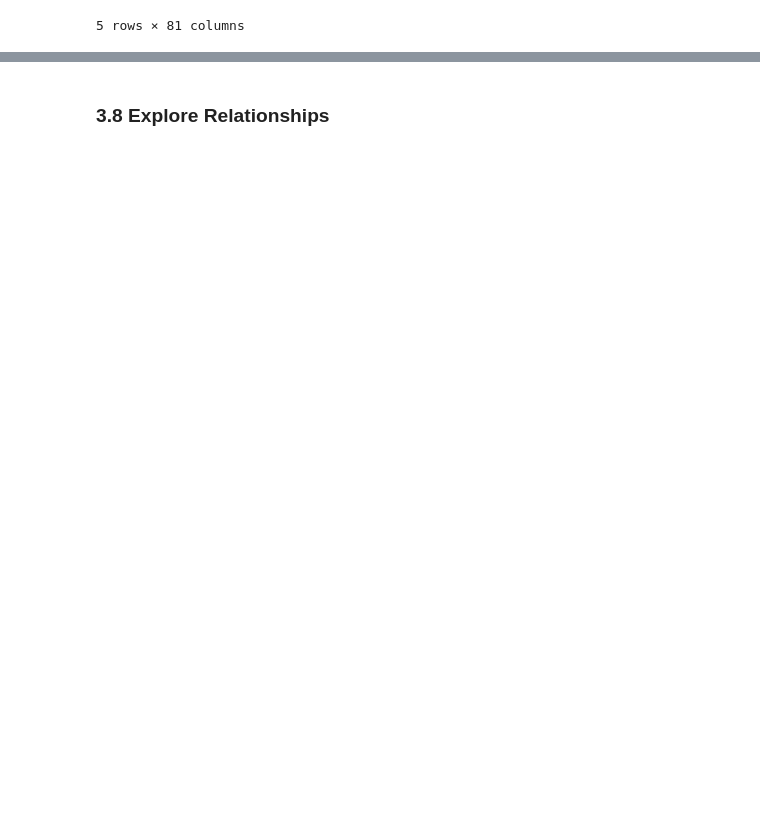
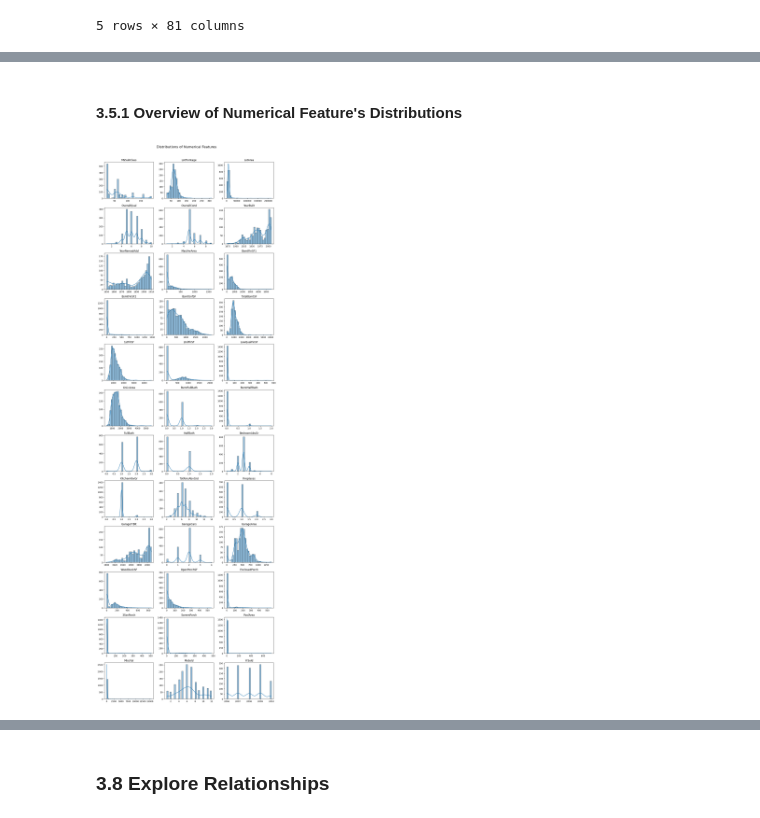
Before and after one commit to kevgoldberg/HousingPrice, a Jupyter notebook: V1.ipynb, the cells around one changed output, grey strips where cells are left out. Saved outputs shown, nothing was run; the diff lists cells and outputs as text; code cells hidden in the pictures; blank space fills up the shorter version.

```diff
--- a/V1.ipynb
+++ b/V1.ipynb
@@ -213,0 +258,32 @@ dtype: int64
+# %% [markdown]
+#### 3.5.1 Overview of Numerical Feature's Distributions
+# %%
+# Basic statistics for numeric features
+df_train[numeric_cols].describe().T.sort_values('std', ascending=False)
+
+# Plot all numeric columns
+# Set up number of columns and rows
+num_features = len(numeric_cols)
+cols = 3  # number of plots per row
+rows = math.ceil(num_features / cols)
+
+# Create figure and axes
+fig, axes = plt.subplots(rows, cols, figsize=(cols * 4, rows * 3))
+axes = axes.flatten()
+
+# Plot each numeric feature
+for i, col in enumerate(numeric_cols):
+    sns.histplot(df_train[col], kde=True, ax=axes[i], bins=30)
+    axes[i].set_title(col)
+    axes[i].set_xlabel('')
+    axes[i].set_ylabel('')
+
+# Remove any unused axes
+for j in range(i + 1, len(axes)):
+    fig.delaxes(axes[j])
+
+plt.tight_layout()
+plt.suptitle('Distributions of Numerical Features', fontsize=16, y=1.02)
+plt.show()
+# %% [output]
+[figure, added]
```
Also changed, not shown: parts of 16 cells of this notebook.
